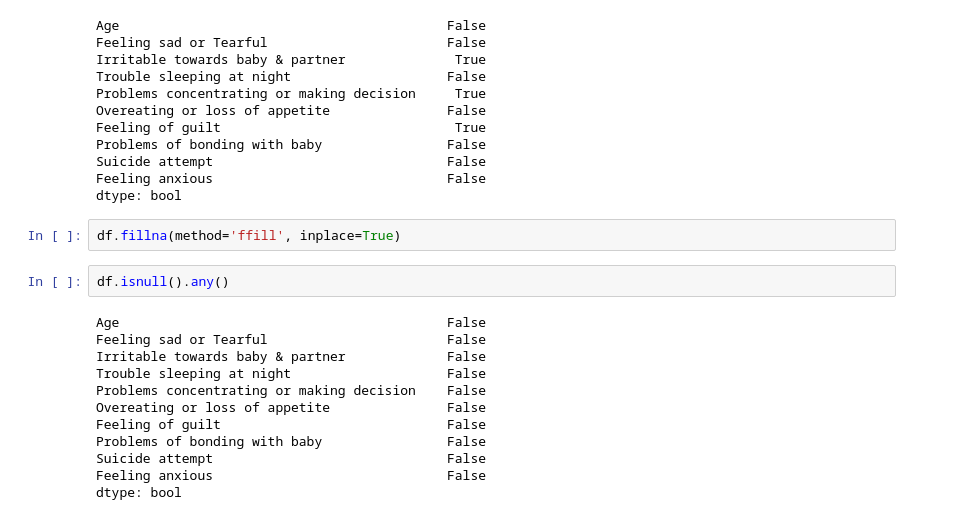
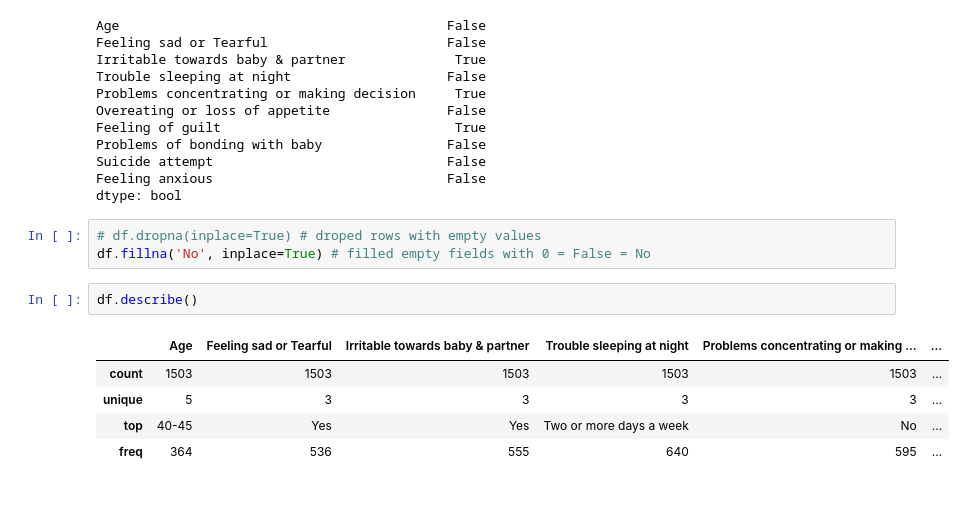
Before and after one commit to sherrywilly/CE880_Case_Study, a Jupyter notebook: case_study.ipynb, the cells around one changed output. Drawn from its saved outputs; the diff is of its cells as text.

```diff
--- a/case_study.ipynb
+++ b/case_study.ipynb
@@ -70,19 +90,14 @@ Problems of bonding with baby                False
 Suicide attempt                              False
 Feeling anxious                              False
 dtype: bool
-# %%
-df.fillna(method='ffill', inplace=True)
-# %%
-df.isnull().any()
-# %% [output]
-Age                                          False
-Feeling sad or Tearful                       False
-Irritable towards baby & partner             False
-Trouble sleeping at night                    False
-Problems concentrating or making decision    False
-Overeating or loss of appetite               False
-Feeling of guilt                             False
-Problems of bonding with baby                False
-Suicide attempt                              False
-Feeling anxious                              False
-dtype: bool
+# %%
+# df.dropna(inplace=True) # droped rows with empty values
+df.fillna('No', inplace=True) # filled empty fields with 0 = False = No
+# %%
+df.describe()
+# %% [output]
+|  | Age | Feeling sad or Tearful | Irritable towards baby & partner | Trouble sleeping at night | Problems concentrating or making ... | ... |
+| count | 1503 | 1503 | 1503 | 1503 | 1503 | ... |
+| unique | 5 | 3 | 3 | 3 | 3 | ... |
+| top | 40-45 | Yes | Yes | Two or more days a week | No | ... |
+| freq | 364 | 536 | 555 | 640 | 595 | ... |
```
Also changed, not shown: parts of 2 cells of this notebook.
